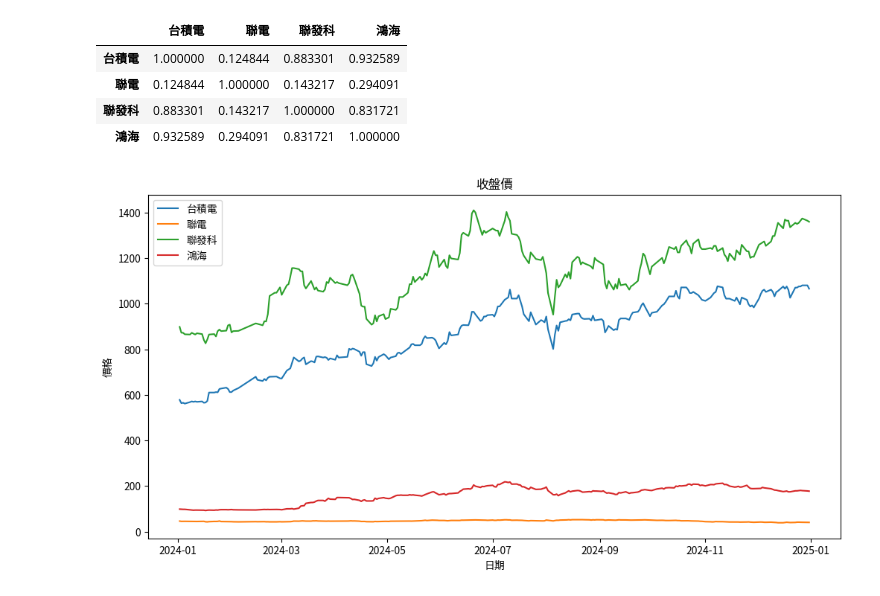
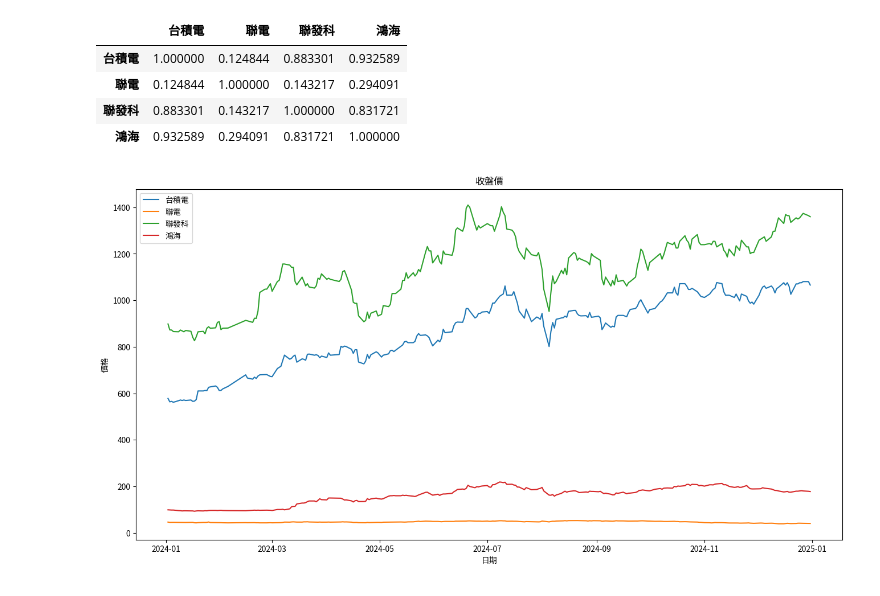
Before and after one commit to tereshiaa/python0630, a Jupyter notebook: lesson18/lesson18_2.ipynb, the cells around one changed output. Saved outputs shown, nothing was run; the diff lists cells and outputs as text; code cells hidden in the pictures.

```diff
--- a/lesson18/lesson18_2.ipynb
+++ b/lesson18/lesson18_2.ipynb
@@ -151,15 +151,16 @@ fontManager.addfont("ChineseFont.ttf")
 mpl.rc('font', family='ChineseFont')
 # %%
 #close_prices_df,建立線圖
+#使用plt畫圖,(111)
 import matplotlib.pyplot as plt
 
-plt.figure(figsize=(12, 6))
+plt.figure(figsize=(16, 8))
 for column in close_prices_df.columns:
     plt.plot(close_prices_df.index, close_prices_df[column], label=column)
 plt.title('收盤價')
 plt.xlabel('日期')
 plt.ylabel('價格')
 plt.legend()
 plt.show()
 # %% [output]
-[figure, old version]
+[figure, new version]
```
Also changed, not shown: parts of 6 cells of this notebook.
